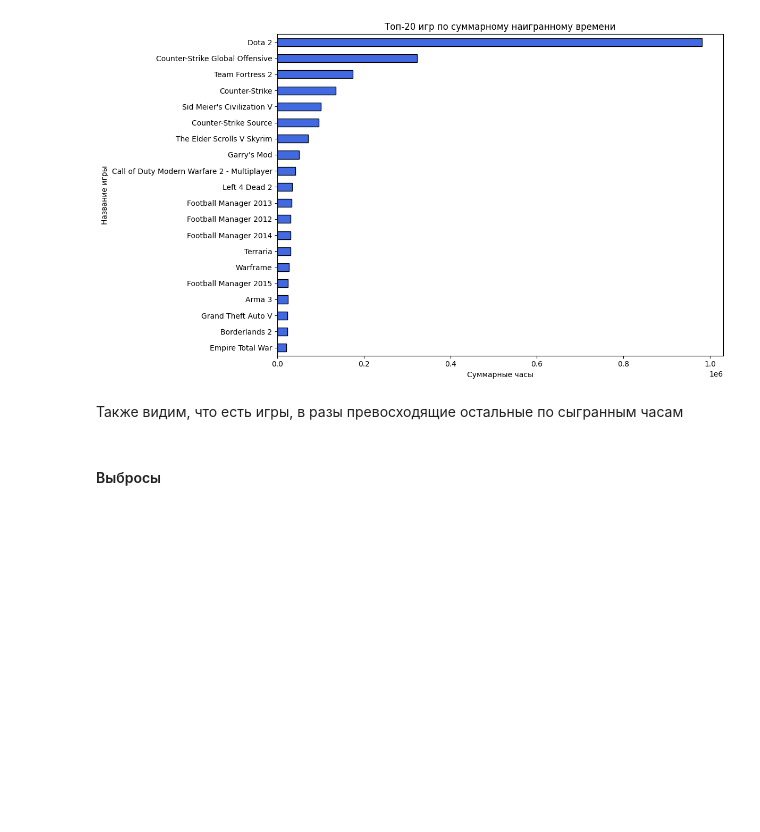
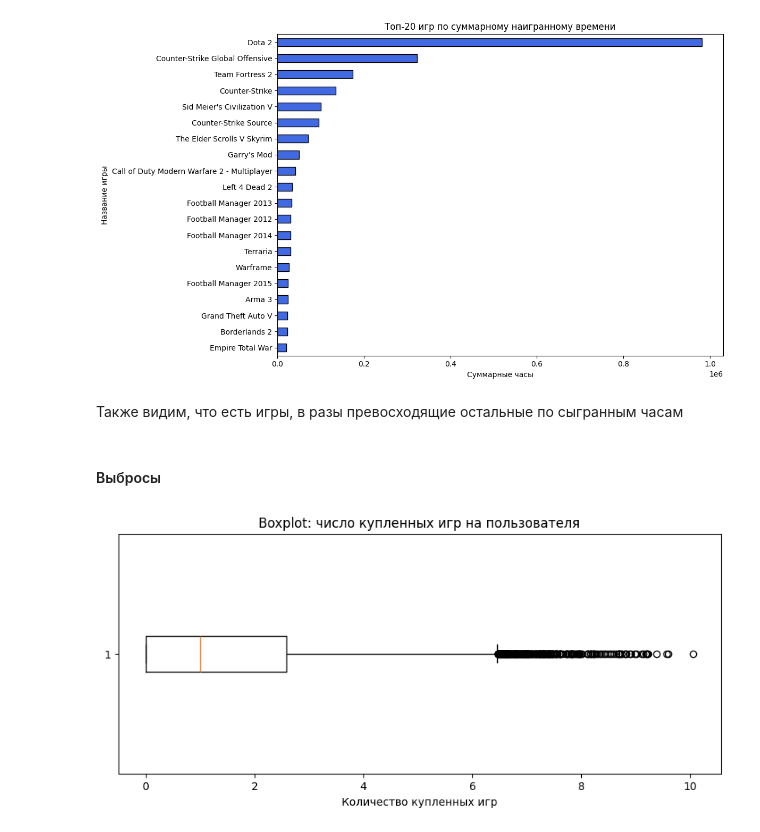
Before and after one commit to notoriginallink/is-data-analysis-y26, a Jupyter notebook: lab2-steam/lab2.ipynb, the cells around one changed output. Drawn from its saved outputs; the diff is of its cells as text; code cells hidden in the pictures; blank space fills up the shorter version.

```diff
--- a/lab2-steam/lab2.ipynb
+++ b/lab2-steam/lab2.ipynb
@@ -216,3 +216,16 @@ print_top_games()
 Также видим, что есть игры, в разы превосходящие остальные по сыгранным часам
 # %% [markdown]
 #### Выбросы
+# %%
+import matplotlib.pyplot as plt
+
+purchase_df = df[df['behavior_name'] == 'purchase']
+purchases_per_user = purchase_df.groupby('user_id')['game_title'].nunique()
+
+plt.figure(figsize=(10, 4))
+plt.boxplot(np.log2(purchases_per_user), vert=False, showfliers=True)
+plt.title('Boxplot: число купленных игр на пользователя')
+plt.xlabel('Количество купленных игр')
+plt.show()
+# %% [output]
+[figure, added]
```
Also changed, not shown: parts of 43 cells of this notebook.
